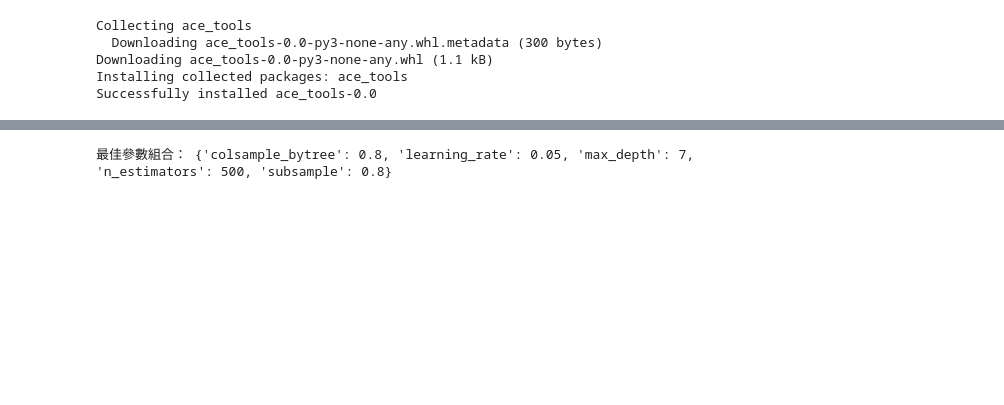
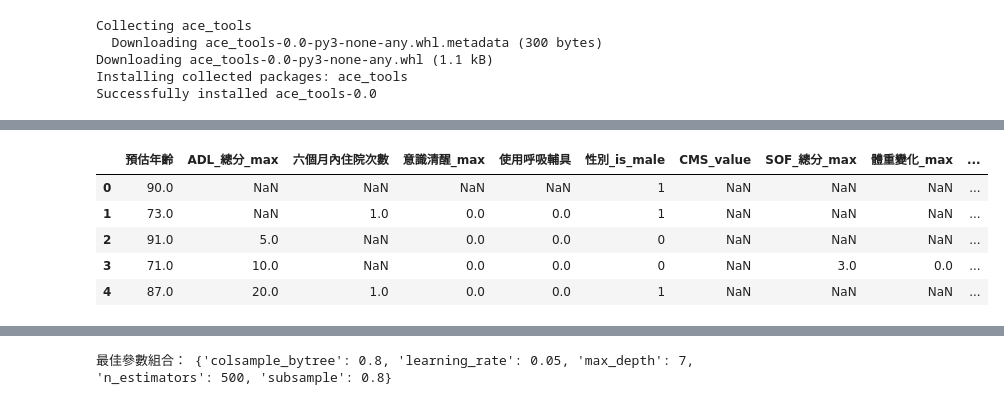
Before and after one commit to peculab/AI4JUBO, a Jupyter notebook: JuboDeath_V3.ipynb, the cells around one changed output, grey strips where cells are left out. Saved outputs shown, nothing was run; the diff lists cells and outputs as text; code cells hidden in the pictures; blank space fills up the shorter version.

```diff
--- a/JuboDeath_V3.ipynb
+++ b/JuboDeath_V3.ipynb
@@ -38,3 +72,12 @@ top_13_features = [
 # %%
 df_sub = df[top_13_features]
 y = df['死亡標記']
+# %%
+df_sub.head()
+# %% [output]
+|  | 預估年齡 | ADL_總分_max | 六個月內住院次數 | 意識清醒_max | 使用呼吸輔具 | 性別_is_male | CMS_value | SOF_總分_max | 體重變化_max | ... |
+| 0 | 90.0 | NaN | NaN | NaN | NaN | 1 | NaN | NaN | NaN | ... |
+| 1 | 73.0 | NaN | 1.0 | 0.0 | 0.0 | 1 | NaN | NaN | NaN | ... |
+| 2 | 91.0 | 5.0 | NaN | 0.0 | 0.0 | 0 | NaN | NaN | NaN | ... |
+| 3 | 71.0 | 10.0 | NaN | 0.0 | 0.0 | 0 | NaN | 3.0 | 0.0 | ... |
+| 4 | 87.0 | 20.0 | 1.0 | 0.0 | 0.0 | 1 | NaN | NaN | NaN | ... |
```
Also changed, not shown: parts of 11 cells of this notebook.
